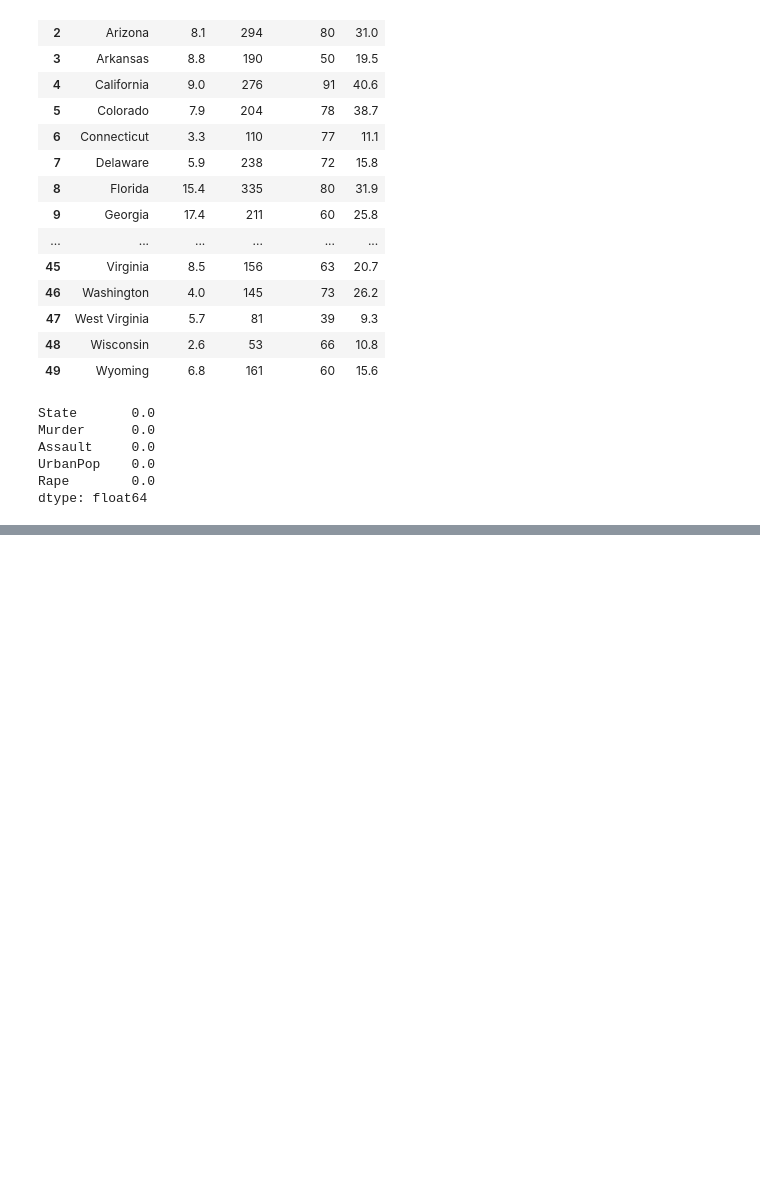
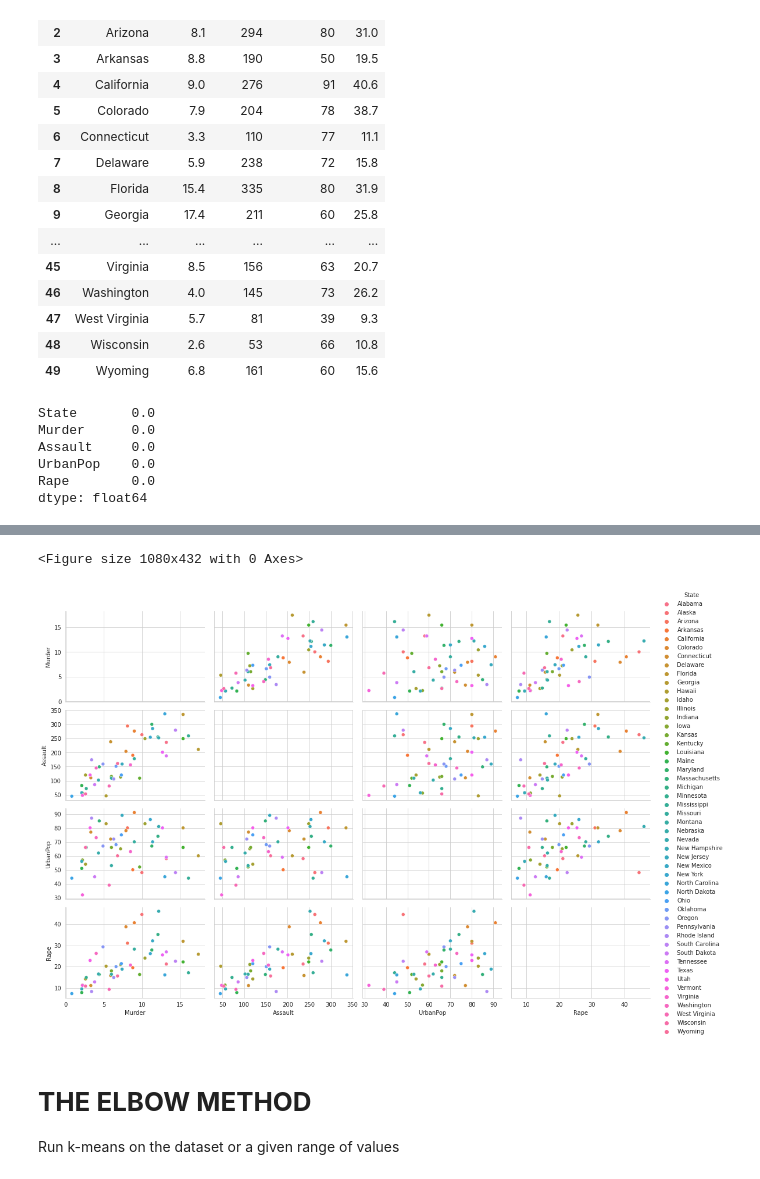
Before and after one commit to TROISTROIS/BLUE-BOOK-FOR-BULLDOZERS, a Jupyter notebook: k-means-practice.ipynb, the cells around one changed output, grey strips where cells are left out. Drawn from its saved outputs; the diff is of its cells as text; code cells hidden in the pictures; blank space fills up the shorter version.

```diff
--- a/k-means-practice.ipynb
+++ b/k-means-practice.ipynb
@@ -86,3 +93,15 @@ dtype: float64
+# %%
+# Let's plot the pairplot for the dataset scattered by Gender
+sns.set_style('whitegrid')
+plt.figure(1 , figsize = (15 , 6))
+sns.pairplot(df, hue='State', aspect=1.5)
+plt.show()
+# %% [output]
+<Figure size 1080x432 with 0 Axes>
+[figure, added]
+# %% [markdown]
+# **THE ELBOW METHOD**
+Run k-means on the dataset or a given range of values
 # %%
 # # drop categorical values(State Column)
 # # copy the data into a new dataframe
```
Also changed, not shown: parts of 6 cells of this notebook.
